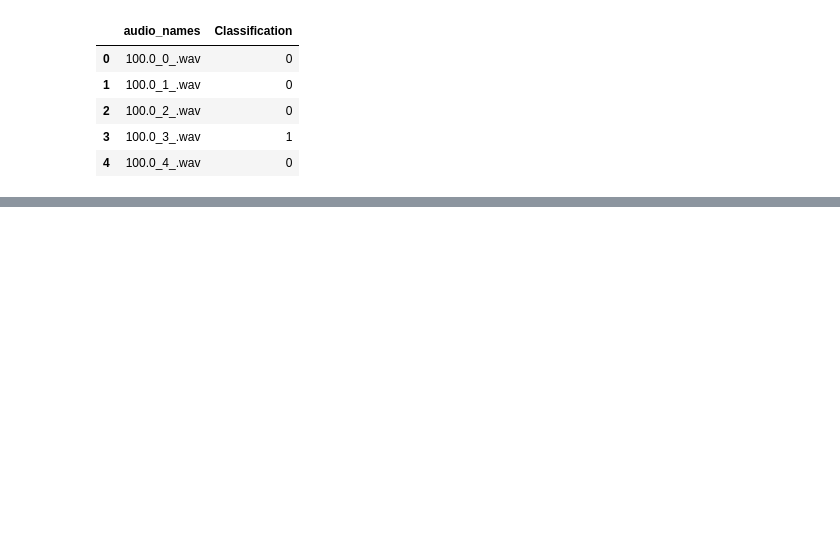
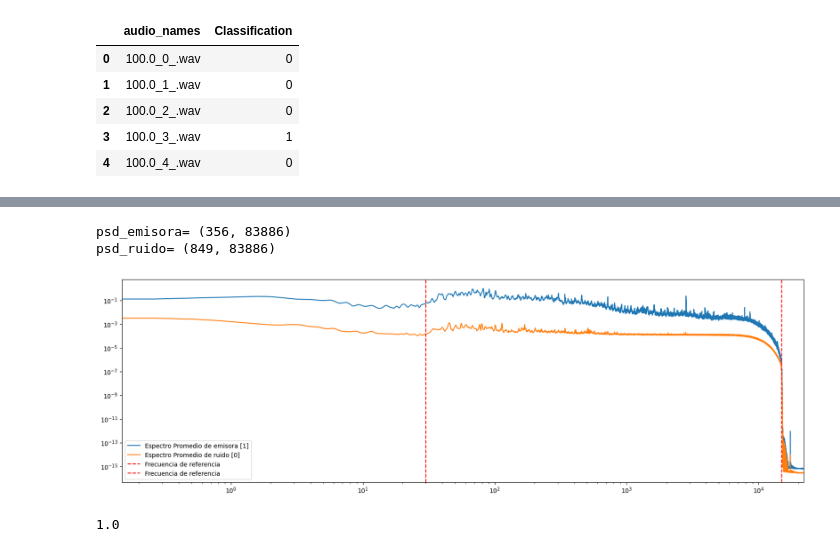
Before and after one commit to dramirezbe/Signal-theory, a Jupyter notebook: SDR/radio_classification.ipynb, the cells around one changed output, grey strips where cells are left out. Saved outputs shown, nothing was run; the diff lists cells and outputs as text; code cells hidden in the pictures; blank space fills up the shorter version.

```diff
--- a/SDR/radio_classification.ipynb
+++ b/SDR/radio_classification.ipynb
@@ -119,0 +126,32 @@ plt.show()
+# %%
+print('psd_emisora=', psd_ones.shape)
+print('psd_ruido=', psd_zeros.shape)
+# %% [output]
+psd_emisora= (356, 83886)
+psd_ruido= (849, 83886)
+# %%
+psd_ones_mean = np.mean(psd_ones, axis=0)
+psd_zeros_mean = np.mean(psd_zeros, axis=0)
+
+psd_ones_max = np.max(psd_ones_mean)
+psd_zeros_max = np.max(psd_zeros_mean)
+
+psd_ones_mean_normalized = psd_ones_mean / psd_ones_max
+psd_zeros_mean_normalized = psd_zeros_mean / psd_ones_max
+
+
+
+plt.figure(figsize=(20,6))
+plt.loglog(f, psd_ones_mean_normalized, label='Espectro Promedio de emisora [1]')
+plt.loglog(f, psd_zeros_mean_normalized, label='Espectro Promedio de ruido [0]')
+plt.axvline(x=30, color='red', linestyle='--', label='Frecuencia de referencia')
+plt.axvline(x=15000, color='red', linestyle='--', label='Frecuencia de referencia')
+plt.xlim([0,np.max(f)])
+plt.legend()
+plt.show()
+# %% [output]
+[figure, added]
+# %%
+print(np.max(psd_ones_mean_normalized))
+# %% [output]
+1.0
```
Also changed, not shown: parts of 9 cells of this notebook.
